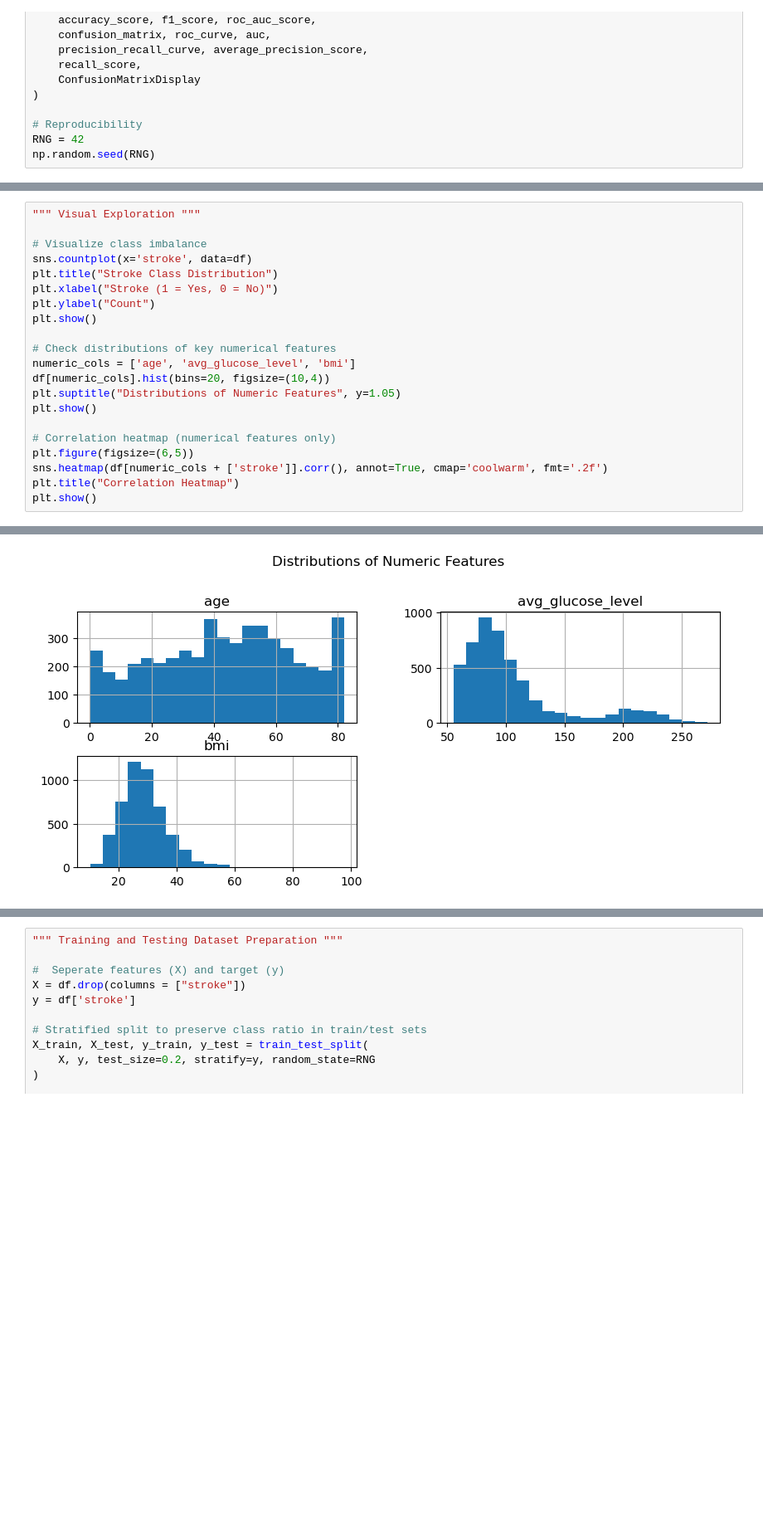
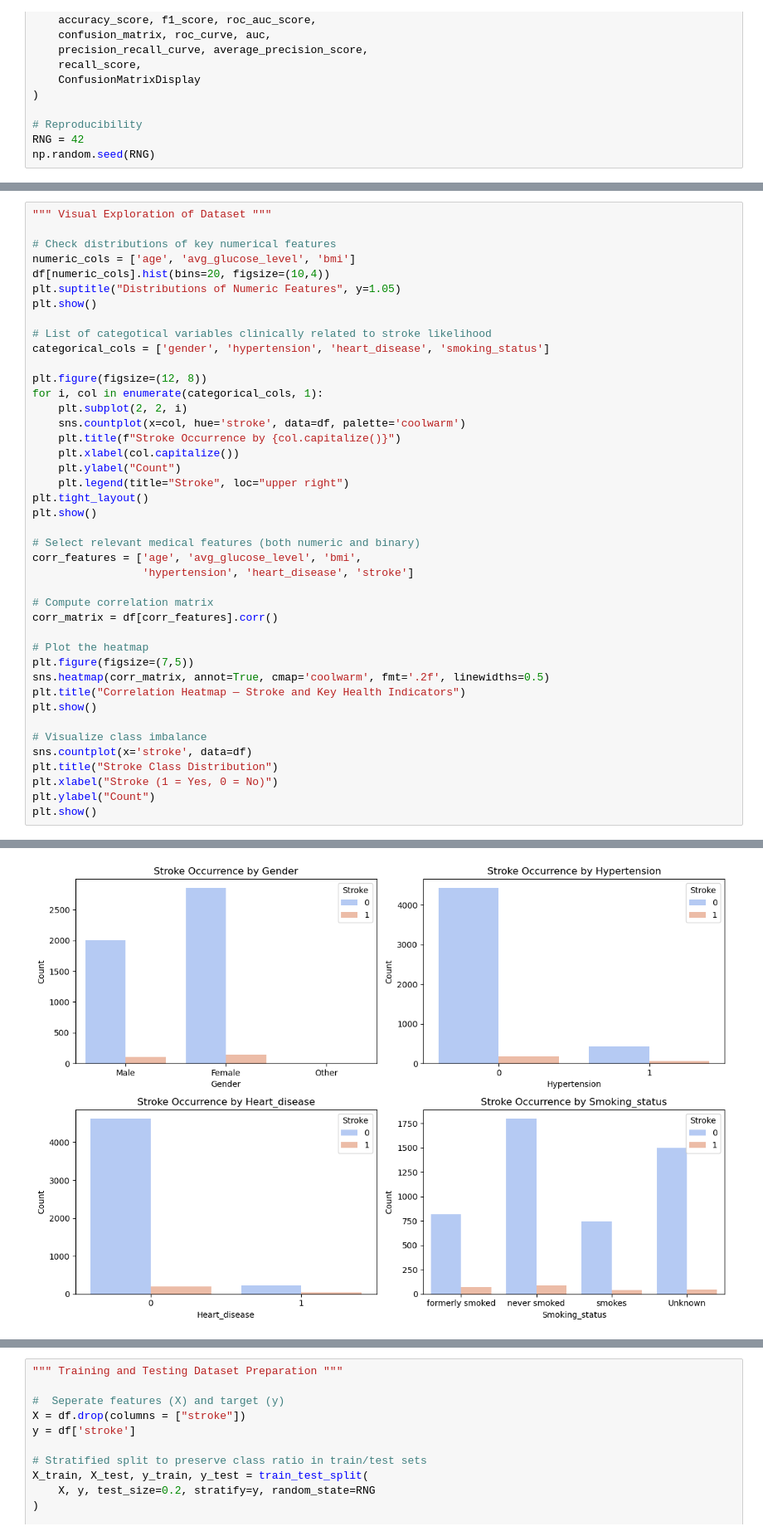
Before and after one commit to PatriciaMunginga/Stroke-Prediction-Using-AI-and-ML, a Jupyter notebook: ENG4200_CW1_3033388M.ipynb, the cells around one changed output, grey strips where cells are left out. Shown: that part at 83% size. Saved outputs shown, nothing was run; the diff lists cells and outputs as text; blank space fills up the shorter version.

```diff
--- a/ENG4200_CW1_3033388M.ipynb
+++ b/ENG4200_CW1_3033388M.ipynb
@@ -134,5 +143,38 @@ prevent the classifier from ignoring the minority “stroke” class.
 # %%
-""" Visual Exploration """
+""" Visual Exploration of Dataset """
+
+# Check distributions of key numerical features
+numeric_cols = ['age', 'avg_glucose_level', 'bmi']
+df[numeric_cols].hist(bins=20, figsize=(10,4))
+plt.suptitle("Distributions of Numeric Features", y=1.05)
+plt.show()
+
+# List of categotical variables clinically related to stroke likelihood
+categorical_cols = ['gender', 'hypertension', 'heart_disease', 'smoking_status']
+
+plt.figure(figsize=(12, 8))
+for i, col in enumerate(categorical_cols, 1):
+    plt.subplot(2, 2, i)
+    sns.countplot(x=col, hue='stroke', data=df, palette='coolwarm')
+    plt.title(f"Stroke Occurrence by {col.capitalize()}")
+    plt.xlabel(col.capitalize())
+    plt.ylabel("Count")
+    plt.legend(title="Stroke", loc="upper right")
+plt.tight_layout()
+plt.show()
+
+# Select relevant medical features (both numeric and binary)
+corr_features = ['age', 'avg_glucose_level', 'bmi',
+                 'hypertension', 'heart_disease', 'stroke']
+
+# Compute correlation matrix
+corr_matrix = df[corr_features].corr()
+
+# Plot the heatmap
+plt.figure(figsize=(7,5))
+sns.heatmap(corr_matrix, annot=True, cmap='coolwarm', fmt='.2f', linewidths=0.5)
+plt.title("Correlation Heatmap — Stroke and Key Health Indicators")
+plt.show()
 
 # Visualize class imbalance
 sns.countplot(x='stroke', data=df)
@@ -140,16 +182,4 @@ plt.title("Stroke Class Distribution")
 plt.xlabel("Stroke (1 = Yes, 0 = No)")
 plt.ylabel("Count")
 plt.show()
-
-# Check distributions of key numerical features
-numeric_cols = ['age', 'avg_glucose_level', 'bmi']
-df[numeric_cols].hist(bins=20, figsize=(10,4))
-plt.suptitle("Distributions of Numeric Features", y=1.05)
-plt.show()
-
-# Correlation heatmap (numerical features only)
-plt.figure(figsize=(6,5))
-sns.heatmap(df[numeric_cols + ['stroke']].corr(), annot=True, cmap='coolwarm', fmt='.2f')
-plt.title("Correlation Heatmap")
-plt.show()
 # %% [output]
@@ -157 +187 @@ plt.show()
-[figure, old version]
+[figure, new version]
```
Also changed, not shown: parts of 14 cells of this notebook, 4 other files.
